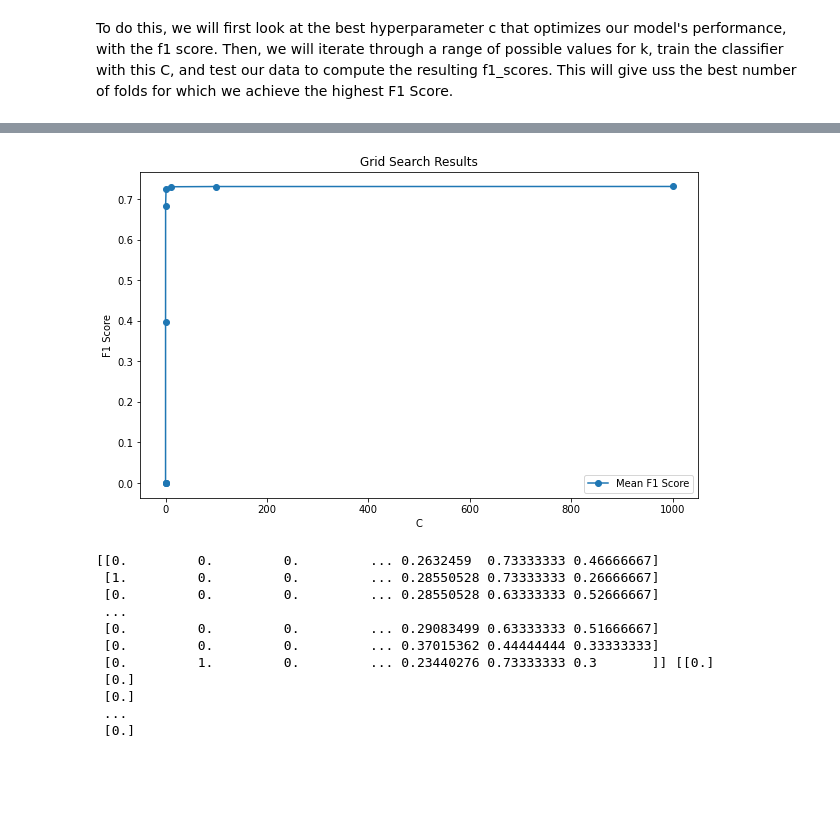
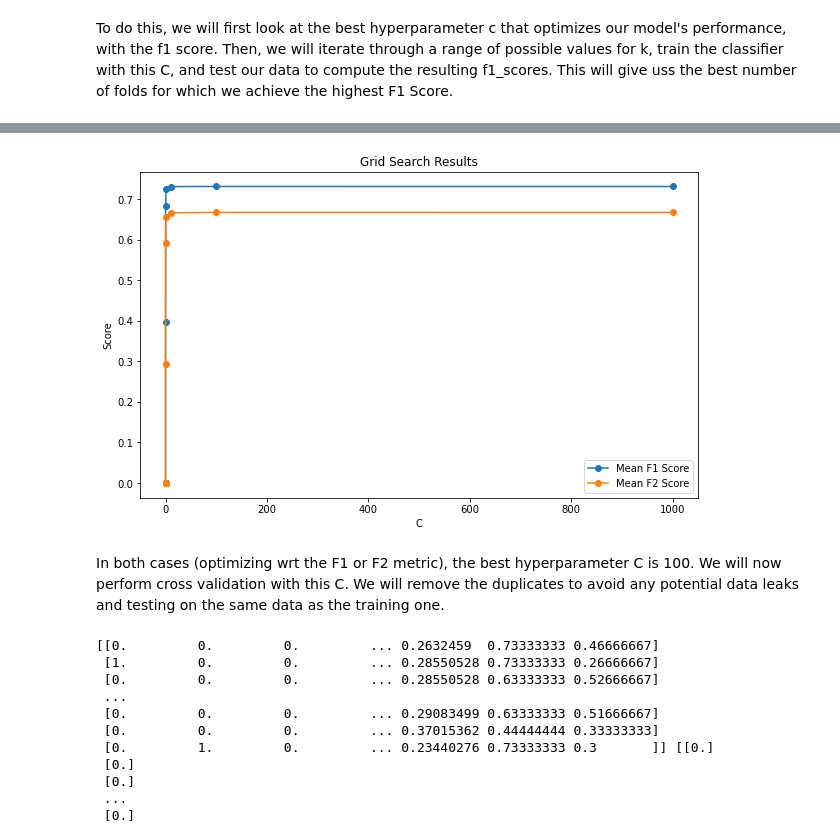
Before and after one commit to flaviagrasso/CSE204_Project, a Jupyter notebook: MachineLearningProject/MACHINE LEARNING PROJECT.ipynb, the cells around one changed output, grey strips where cells are left out. Drawn from its saved outputs; the diff is of its cells as text; code cells hidden in the pictures; blank space fills up the shorter version.

```diff
--- a/MachineLearningProject/MACHINE LEARNING PROJECT.ipynb
+++ b/MachineLearningProject/MACHINE LEARNING PROJECT.ipynb
@@ -359,14 +374,19 @@ The best F2 Score we got was: 0.6666316339708077
 # %%
-results_df = pd.DataFrame(grid.cv_results_)
+results1_df = pd.DataFrame(grid1.cv_results_)
+results2_df = pd.DataFrame(grid2.cv_results_)
+C_values = param_grid['C']
 plt.figure(figsize=(10, 6))
-plt.plot(results_df['param_C'], results_df['mean_test_score'], marker='o', linestyle='-', label='Mean F1 Score')
+plt.plot(C_values, results1_df['mean_test_score'], marker='o', linestyle='-', label='Mean F1 Score')
+plt.plot(C_values, results2_df['mean_test_score'], marker='o', linestyle='-', label='Mean F2 Score')
 plt.xlabel('C')
-plt.ylabel('F1 Score')
+plt.ylabel('Score')
 plt.title('Grid Search Results')
 plt.legend()
 plt.show()
 # %% [output]
-[figure, old version]
+[figure, new version]
+# %% [markdown]
+In both cases (optimizing wrt the F1 or F2 metric), the best hyperparameter C is 100. We will now perform cross validation with this C. We will remove the duplicates to avoid any potential data leaks and testing on the same data as the training one.
 # %%
 nodup = data.drop_duplicates()
 X_nodup = nodup.iloc[:,:-1].to_numpy()
```
Also changed, not shown: parts of 30 cells of this notebook.
